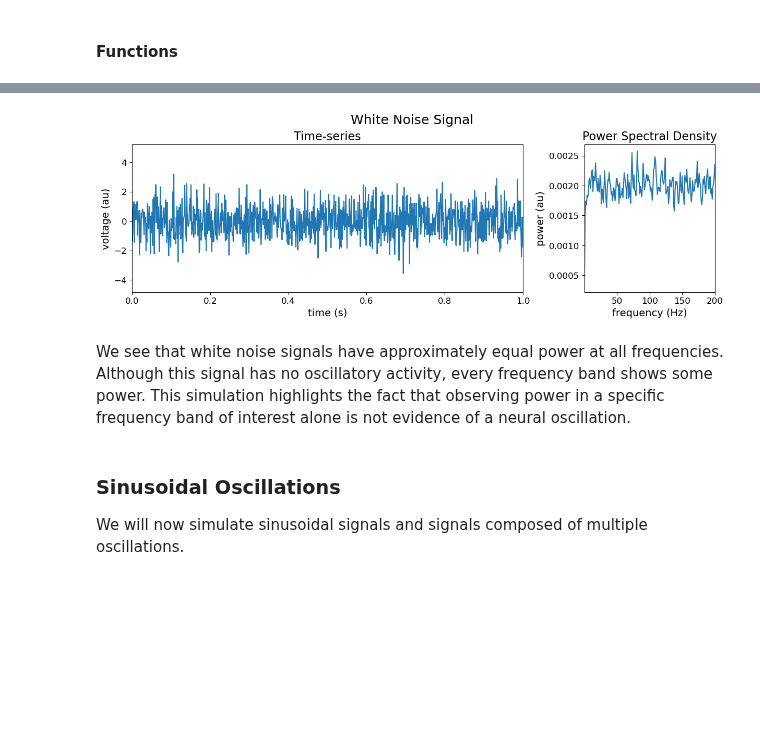
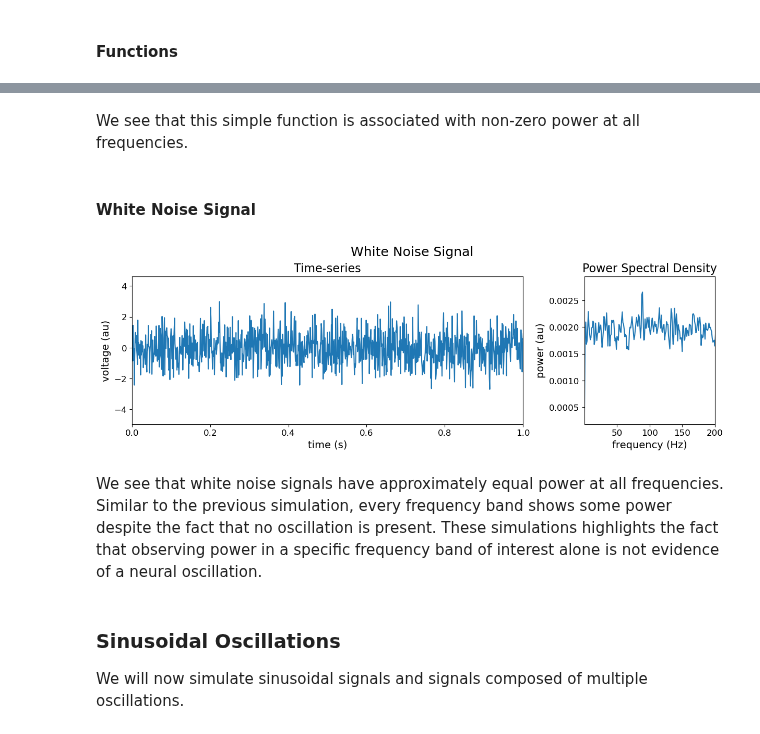
Before and after one commit to voytekresearch/spr, a Jupyter notebook: tutorials/00_dsp_and_sims/00_dsp_and_sims.ipynb, the cells around one changed output, grey strips where cells are left out. Saved outputs shown, nothing was run; the diff lists cells and outputs as text; code cells hidden in the pictures; blank space fills up the shorter version.

Commit message:
add dirac delta sim

```diff
--- a/tutorials/00_dsp_and_sims/00_dsp_and_sims.ipynb
+++ b/tutorials/00_dsp_and_sims/00_dsp_and_sims.ipynb
@@ -105,0 +108,11 @@ We will first simulate a white noise signal.
+# %%
+# simulate dirac delta function
+dirac = np.zeros(utils.data.compute_nsamples(N_SECONDS, FS)) # create array of zeros
+dirac[int(len(dirac)/2)] = 1 # set center value equal to 1
+time = utils.create_times(N_SECONDS, FS, start_val=-N_SECONDS/2)
+
+# compute power spectrum
+freq, psd_dirac = spectral.compute_spectrum(dirac, FS)
+
+# plot
+plot_signal_and_power(time, dirac, freq, psd_dirac, title='Dirac Delta Function')
@@ -106,17 +121,21 @@ We will first simulate a white noise signal.
+# %% [markdown]
+We see that this simple function is associated with non-zero power at all frequencies.
+# %% [markdown]
+#### White Noise Signal
 # %%
 # simulate white noise signal
 signal_white = np.random.normal(loc=0, scale=1, size=utils.data.compute_nsamples(N_SECONDS, FS))
 time = utils.create_times(N_SECONDS, FS)
 
 # compute power spectrum of white noise signal
-freq, psd_white = spectral.compute_spectrum(signal_white, FS)
+_, psd_white = spectral.compute_spectrum(signal_white, FS)
 
 # plot
 plot_signal_and_power(time, signal_white, freq, psd_white, title='White Noise Signal', xlims=[0,1])
 # %% [output]
-[figure, old version]
+[figure, new version]
 # %% [markdown]
-We see that white noise signals have approximately equal power at all frequencies. Although this signal has no oscillatory activity, every frequency band shows some power. This simulation highlights the fact that observing power in a specific frequency band of interest alone is not evidence of a neural oscillation.
+We see that white noise signals have approximately equal power at all frequencies. Similar to the previous simulation, every frequency band shows some power despite the fact that no oscillation is present. These simulations highlights the fact that observing power in a specific frequency band of interest alone is not evidence of a neural oscillation.
 # %% [markdown]
 ### Sinusoidal Oscillations
 We will now simulate sinusoidal signals and signals composed of multiple oscillations.
```
Also changed, not shown: parts of 9 cells of this notebook.
